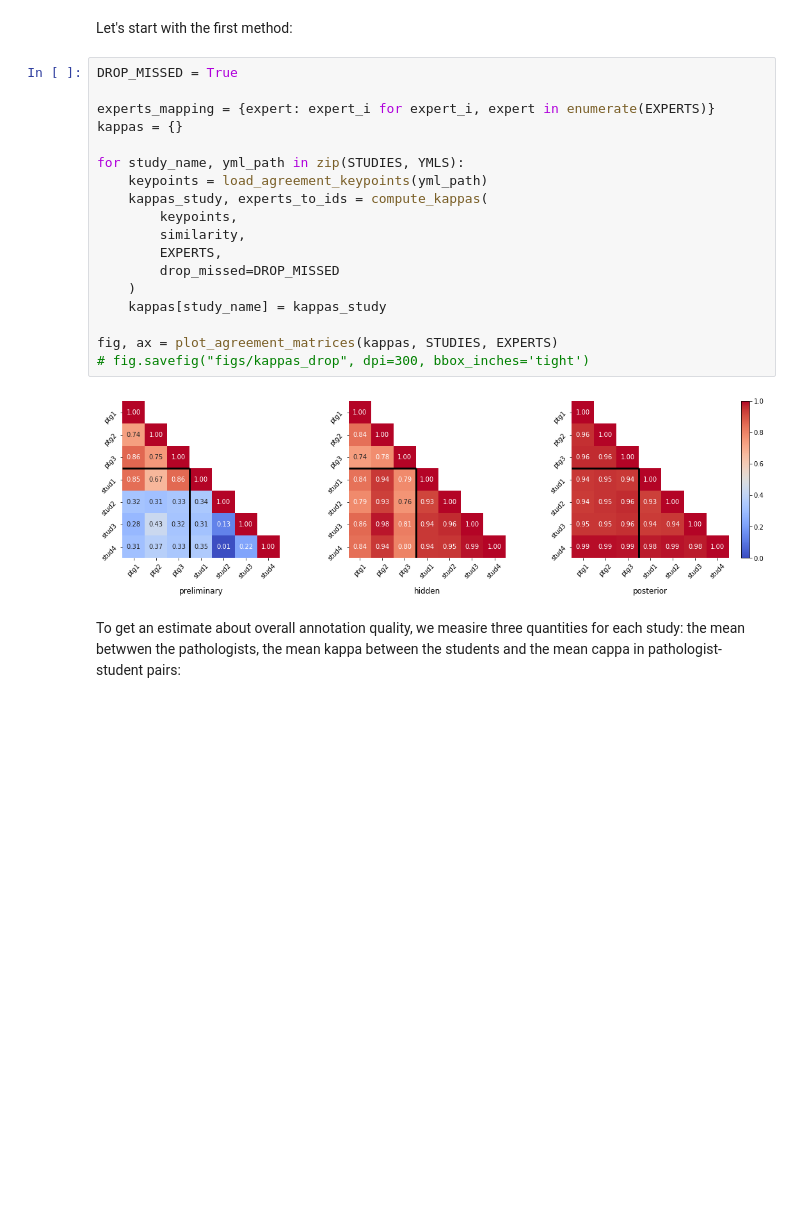
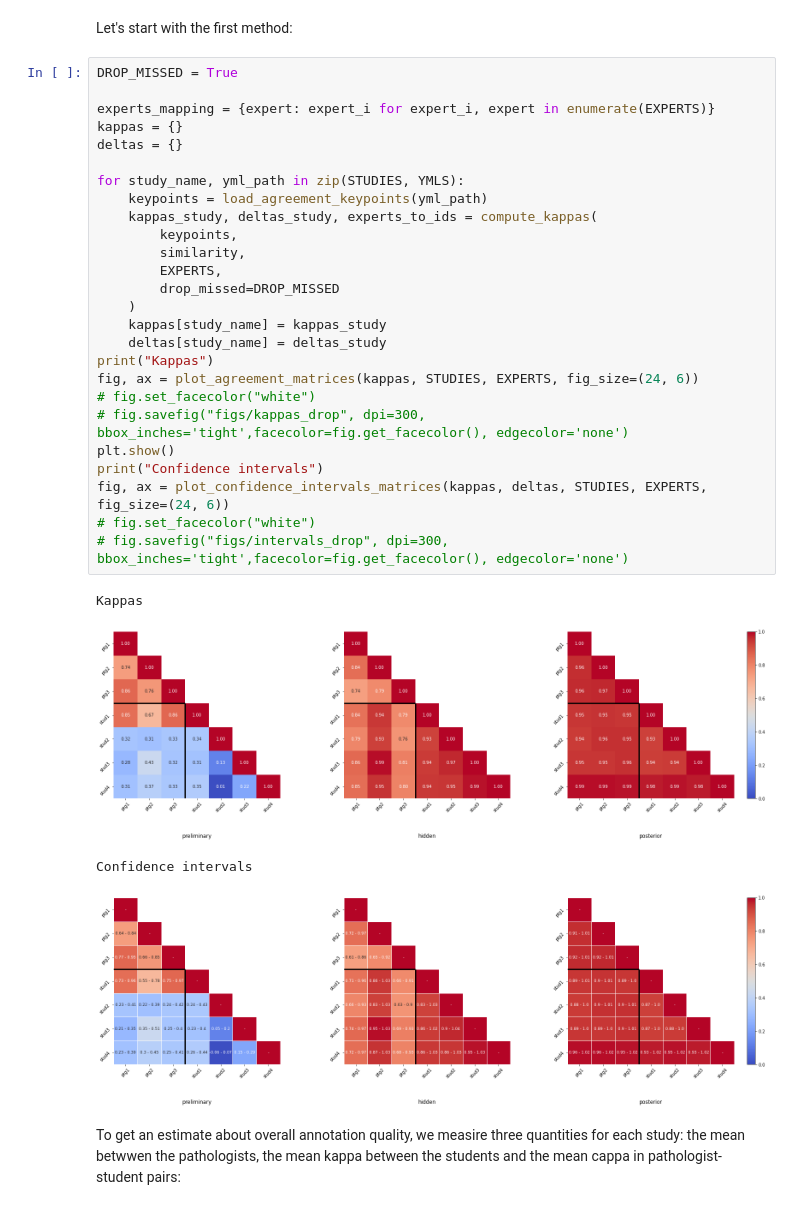
Before and after one commit to ispras/endometrium-dataset-analysis, a Jupyter notebook: notebooks/agreement.ipynb, the cells around one changed output. Drawn from its saved outputs; the diff is of its cells as text; blank space fills up the shorter version.

Commit message:
Added confidence intervals for kappas

```diff
--- a/notebooks/agreement.ipynb
+++ b/notebooks/agreement.ipynb
@@ -41,23 +40,34 @@ Let's start with the first method:
 # %%
 DROP_MISSED = True
 
 experts_mapping = {expert: expert_i for expert_i, expert in enumerate(EXPERTS)}
 kappas = {}
+deltas = {}
 
 for study_name, yml_path in zip(STUDIES, YMLS):
     keypoints = load_agreement_keypoints(yml_path)
-    kappas_study, experts_to_ids = compute_kappas(
+    kappas_study, deltas_study, experts_to_ids = compute_kappas(
         keypoints,
         similarity,
         EXPERTS,
         drop_missed=DROP_MISSED
     )
     kappas[study_name] = kappas_study
-
-fig, ax = plot_agreement_matrices(kappas, STUDIES, EXPERTS)
-# fig.savefig("figs/kappas_drop", dpi=300, bbox_inches='tight')
+    deltas[study_name] = deltas_study
+print("Kappas")
+fig, ax = plot_agreement_matrices(kappas, STUDIES, EXPERTS, fig_size=(24, 6))
+# fig.set_facecolor("white")
+# fig.savefig("figs/kappas_drop", dpi=300, bbox_inches='tight',facecolor=fig.get_facecolor(), edgecolor='none')
+plt.show()
+print("Confidence intervals")
+fig, ax = plot_confidence_intervals_matrices(kappas, deltas, STUDIES, EXPERTS, fig_size=(24, 6))
+# fig.set_facecolor("white")
+# fig.savefig("figs/intervals_drop", dpi=300, bbox_inches='tight',facecolor=fig.get_facecolor(), edgecolor='none')
 # %% [output]
+Kappas
-[figure, old version]
+[figure, new version]
+Confidence intervals
+[figure, added]
 # %% [markdown]
 To get an estimate about overall annotation quality, we measire three quantities for each study: the mean betwwen the pathologists, the mean kappa between the students and the mean cappa in pathologist-student pairs:
 # %%
```
Also changed, not shown: parts of 3 cells of this notebook, 1 other file.
